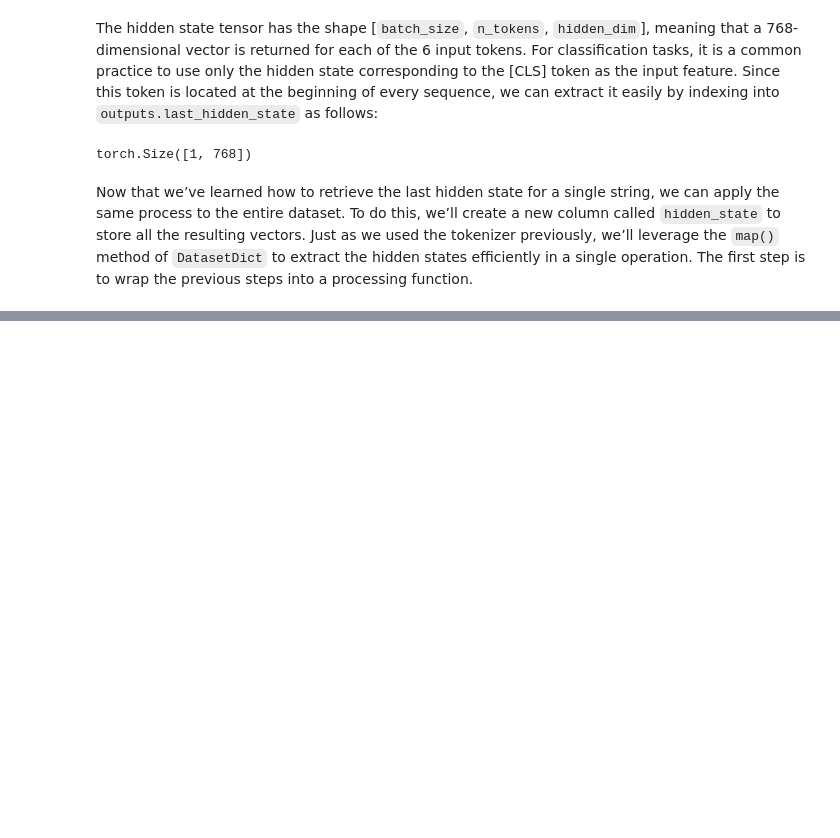
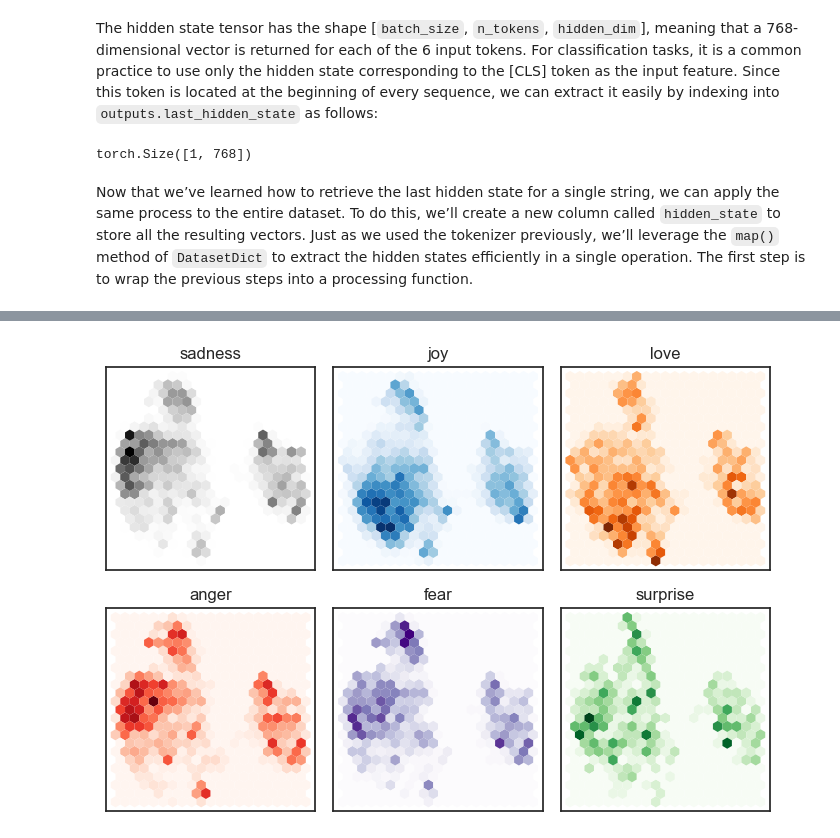
Before and after one commit to VictorFrancheto/large-language-models, a Jupyter notebook: DistilBERT.ipynb, the cells around one changed output, grey strips where cells are left out. Cells and saved outputs as stored; diff of their text form; code cells hidden in the pictures; blank space fills up the shorter version.

```diff
--- a/DistilBERT.ipynb
+++ b/DistilBERT.ipynb
@@ -511,0 +524,2 @@ def __extraction_hidden_states__(batch):
+# %%
+emotions_encoded.set_format('torch', columns=['input_ids', 'attention_mask', 'label'])
@@ -511,0 +528,2 @@ def __extraction_hidden_states__(batch):
+# %%
+emotions_hidden = emotions_encoded.map(extraction_hidden_states, batched=True)
@@ -511,0 +536,9 @@ def __extraction_hidden_states__(batch):
+# %%
+import numpy as np
+
+X_train = np.array(emotions_hidden['train']['hidden_state'])
+X_valid = np.array(emotions_hidden['validation']['hidden_state'])
+y_train = np.array(emotions_hidden['train']['label'])
+y_valid  = np.array(emotions_hidden['validation']['label'])
+
+X_train.shape, X_valid.shape
@@ -511,0 +553,11 @@ def __extraction_hidden_states__(batch):
+# %%
+from umap.umap_ import UMAP
+from sklearn.preprocessing import MinMaxScaler
+
+X_scaled = MinMaxScaler().fit_transform(X_train)
+
+mapper = UMAP(n_components=2, metric='cosine').fit(X_scaled)
+
+df = pd.DataFrame(mapper.embedding_, columns=['X', 'Y'])
+df['label'] = y_train
+df.head()
@@ -511,0 +571,23 @@ def __extraction_hidden_states__(batch):
+# %%
+import matplotlib.pyplot as plt
+
+# Create a figure with subplots
+fig, axes = plt.subplots(2, 3, figsize=(7, 5))  # Fixed: "plt.subplot" to "plt.subplots"
+axes = axes.flatten()  # Flatten axes for easy iteration
+cmaps = ['Greys', 'Blues', 'Oranges', 'Reds', 'Purples', 'Greens']  # Define colormaps
+labels = emotions['train'].features['label'].names  # Get the label names from the dataset
+
+# Iterate through labels and colormaps
+for i, (label, cmap) in enumerate(zip(labels, cmaps)):
+    df_sub = df.query(f'label=={i}')  # Filter data for the current label
+    axes[i].hexbin(df_sub['X'], df_sub['Y'], cmap=cmap,
+                   gridsize=20, linewidths=0)  # Fixed: No parentheses for linewidths
+    axes[i].set_title(label)  # Set the title for the current subplot
+    axes[i].set_xticks([])  # Remove x-axis ticks
+    axes[i].set_yticks([])  # Remove y-axis ticks
+
+# Adjust the layout to prevent overlapping
+plt.tight_layout()
+plt.show()
+# %% [output]
+[figure, added]
```
Also changed, not shown: parts of 25 cells of this notebook.
